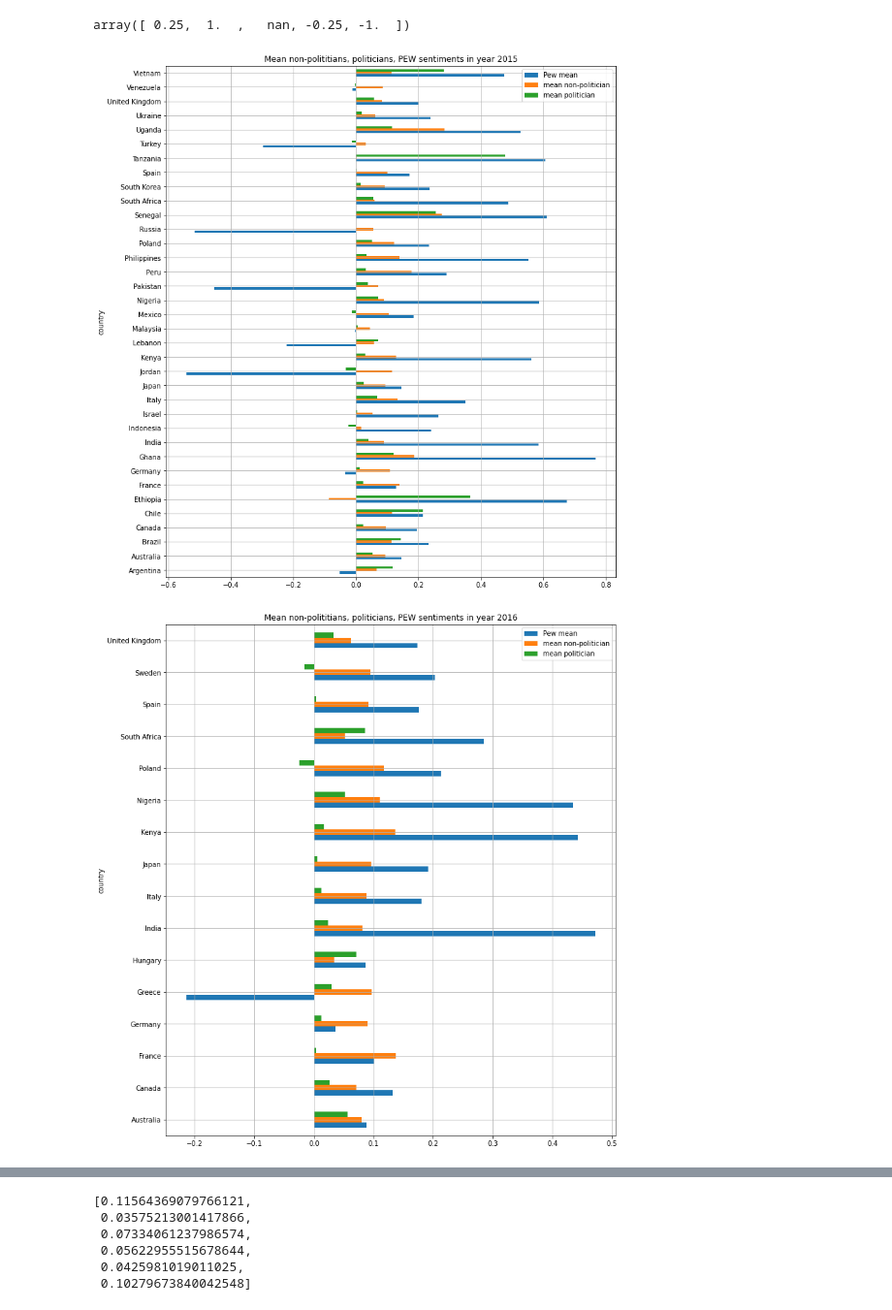
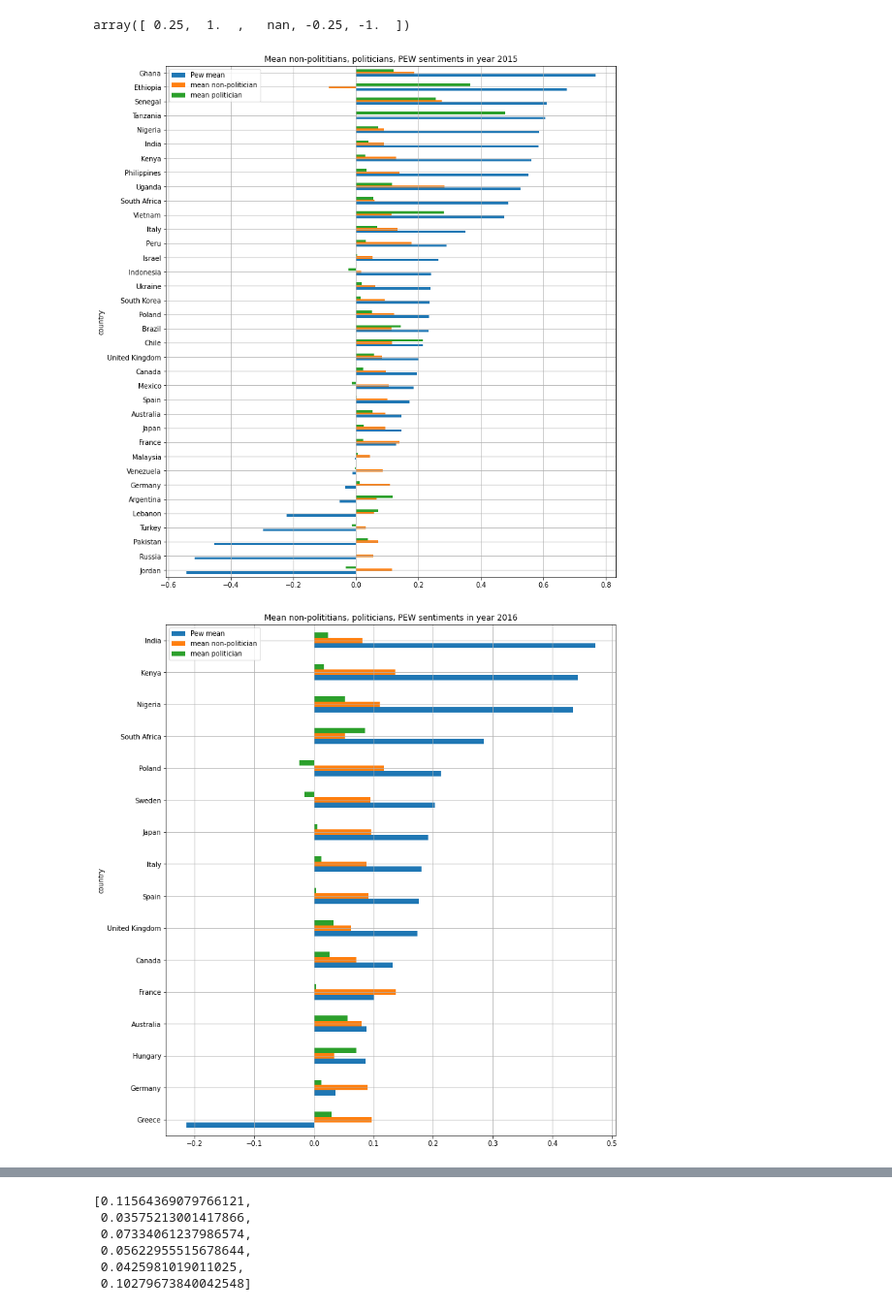
Before and after one commit to epfl-ada/ada-2021-project-young-boys, a Jupyter notebook: politic_analysis.ipynb, the cells around one changed output, grey strips where cells are left out. Shown at 97% size. Saved outputs shown, nothing was run; the diff lists cells and outputs as text; code cells hidden in the pictures.

Commit message:
improved politic analysis

```diff
--- a/politic_analysis.ipynb
+++ b/politic_analysis.ipynb
@@ -179,23 +190,3 @@ def compute_mean(df_country):
     df_mean["mean"] = mean
     df_mean['country'] = mean.index
     return df_mean
-# %%
-
-for (ind, df) in enumerate(dfs_new) :
-
-    pol_msk = df.politician == True
-
-    df_country_non_p = df[~pol_msk].groupby("nationality")
-    df_country_p = df[pol_msk].groupby("nationality")
-
-    df_mean_non_p = compute_mean(df_country_non_p)
-    df_mean_p = compute_mean(df_country_p)
-
-
-    temp_df = pd.merge(left=df_mean_non_p, right=df_mean_p, left_on='country', right_on='country', suffixes=(' non-politician', ' politician'))
-
-
-    temp_df.plot(x= 'country', figsize=(12,14), kind='barh')
-    plt.title("Mean non-polititians vs politicians in year " + str(ind + 2015))
-    plt.grid()
-    plt.show()
@@ -302,24 +286,26 @@ array([ 0.25,  1.  ,   nan, -0.25, -1.  ])
 # %%
 
 for (ind, df) in enumerate(dfs_new) :
 
     pol_msk = df.politician == True
 
     df_country_non_p = df[~pol_msk].groupby("nationality")
     df_country_p = df[pol_msk].groupby("nationality")
 
     df_mean_non_p = compute_mean(df_country_non_p)
     df_mean_p = compute_mean(df_country_p)
     pew_fav_us = pew[pew.year == (ind + 2015)].groupby('country')['fav_us'].mean().reset_index(name='Pew mean')
 
 
     temp_df = pd.merge(left=df_mean_non_p, right=df_mean_p, left_on='country', right_on='country', suffixes=(' non-politician', ' politician'))
     temp_df = pd.merge(left=pew_fav_us, right=temp_df, left_on='country', right_on='country')
 
+    temp_df.sort_values('Pew mean',  ascending= True,inplace = True)
+
     temp_df.plot(x= 'country', figsize=(12,14), kind='barh')
     plt.title("Mean non-polititians, politicians, PEW sentiments in year " + str(ind + 2015))
     plt.grid()
     plt.show()
 # %% [output]
-[figure, old version]
+[figure, new version]
-[figure, old version]
+[figure, new version]
```
Also changed, not shown: parts of 10 cells of this notebook.
